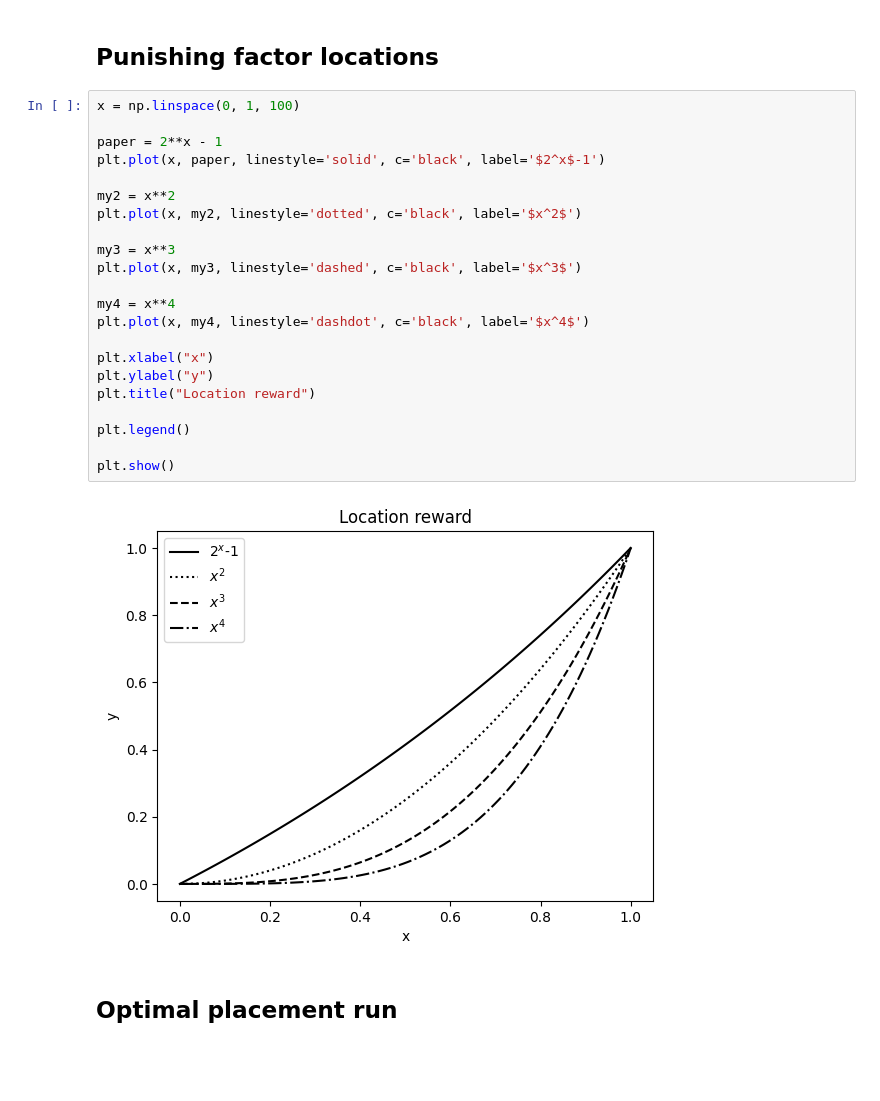
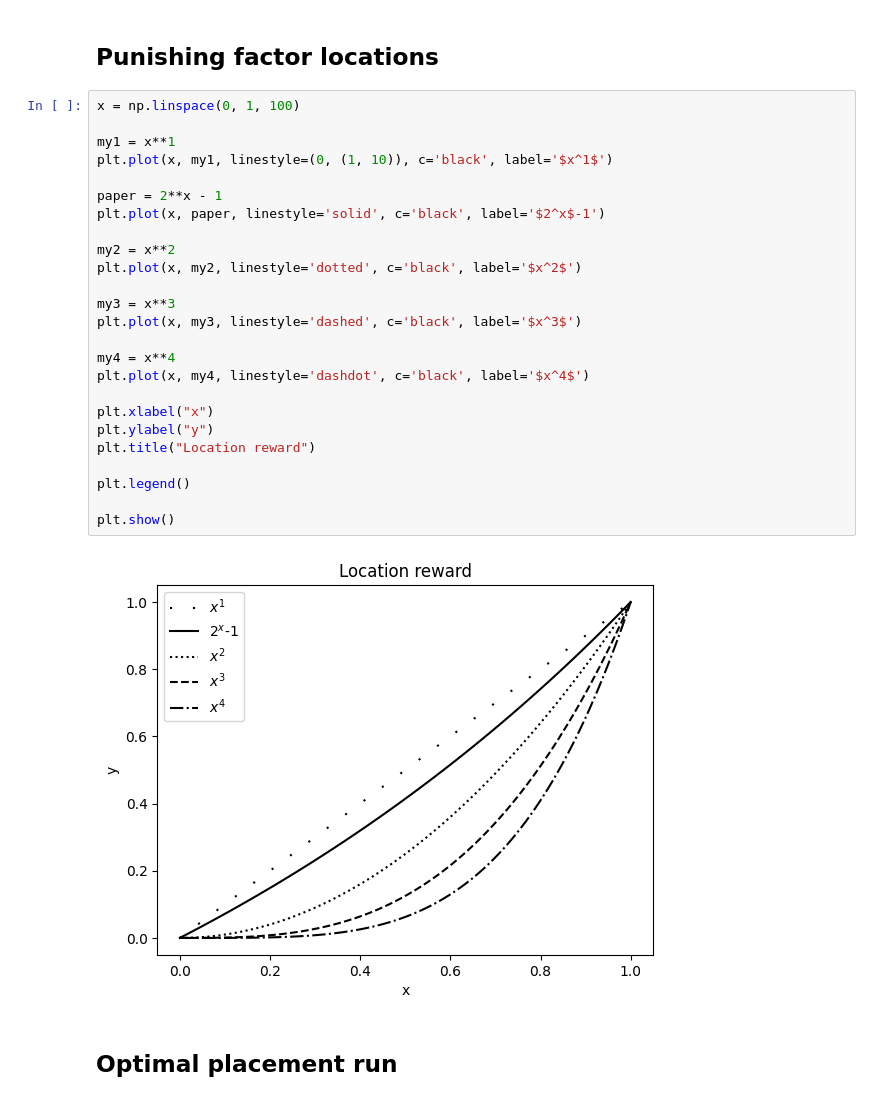
Before and after one commit to marvkosmai/mprj-optimal-placement-and-route, a Jupyter notebook: DataVisualization/data_visualization.ipynb, the cells around one changed output. Saved outputs shown, nothing was run; the diff lists cells and outputs as text; blank space fills up the shorter version.

```diff
--- a/DataVisualization/data_visualization.ipynb
+++ b/DataVisualization/data_visualization.ipynb
@@ -65,28 +65,31 @@ plt.show()
 ## Punishing factor locations
 # %%
 x = np.linspace(0, 1, 100)
+
+my1 = x**1
+plt.plot(x, my1, linestyle=(0, (1, 10)), c='black', label='$x^1$')
 
 paper = 2**x - 1
 plt.plot(x, paper, linestyle='solid', c='black', label='$2^x$-1')
 
 my2 = x**2
 plt.plot(x, my2, linestyle='dotted', c='black', label='$x^2$')
 
 my3 = x**3
 plt.plot(x, my3, linestyle='dashed', c='black', label='$x^3$')
 
 my4 = x**4
 plt.plot(x, my4, linestyle='dashdot', c='black', label='$x^4$')
 
 plt.xlabel("x")
 plt.ylabel("y")
 plt.title("Location reward")
 
 plt.legend()
 
 plt.show()
 # %% [output]
-[figure, old version]
+[figure, new version]
 # %% [markdown]
 ## Optimal placement run
 # %%
```
Also changed, not shown: parts of 2 cells of this notebook, 7 other files.
